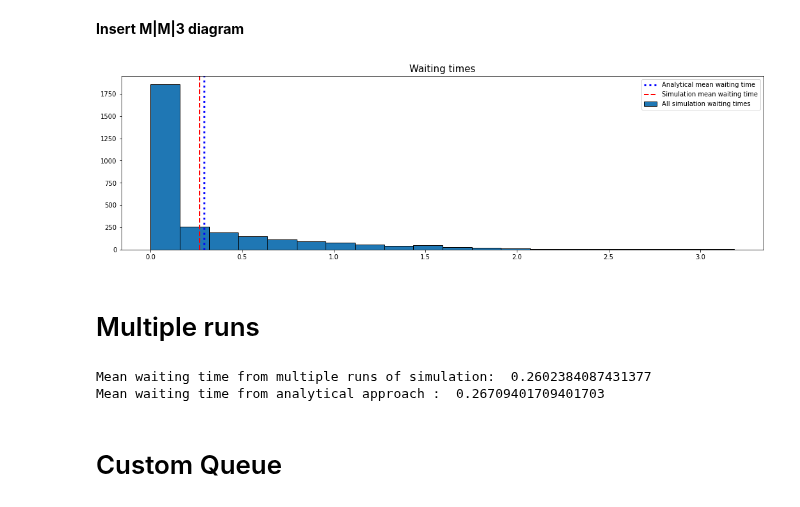
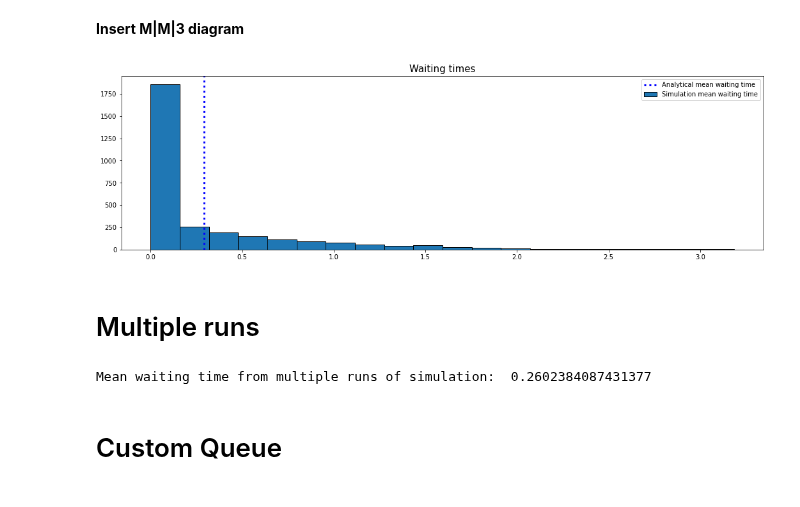
Before and after one commit to MichalisPanayides/Talks, a Jupyter notebook: PyCon - Namibia/main.ipynb, the cells around one changed output. Cells and saved outputs as stored; diff of their text form; code cells hidden in the pictures.

```diff
--- a/PyCon - Namibia/main.ipynb
+++ b/PyCon - Namibia/main.ipynb
@@ -23,10 +23,10 @@ model
 <ciw.network.Network at 0x...>
 # %%
 ciw.seed(0)
-Q = ciw.Simulation(model)
-Q.simulate_until_max_time(1000)
+Q_1 = ciw.Simulation(model)
+Q_1.simulate_until_max_time(1000)
 # %%
-ind = Q.nodes[-1].all_individuals[100]
+ind = Q_1.nodes[-1].all_individuals[10]
 print(ind)
 print("Arrival date : ", ind.data_records[0].arrival_date)
 print("Waiting time : ", ind.data_records[0].waiting_time)
@@ -67,5 +65,5 @@ model = ciw.create_network(
     number_of_servers=[num_of_servers],
 )
 ciw.seed(0)
-Q = ciw.Simulation(model)
-Q.simulate_until_max_time(1000)
+Q_2 = ciw.Simulation(model)
+Q_2.simulate_until_max_time(1000)
@@ -81,16 +70,15 @@ def get_waiting_time(l, m, c):
 # %%
-all_waits = tuple(
+all_waits_2 = tuple(
     ind.data_records[0].waiting_time
-    for ind in Q.nodes[-1].all_individuals
+    for ind in Q_2.nodes[-1].all_individuals
 )
 plt.figure(figsize=(18,5))
-plt.hist(all_waits, ec="black", bins=20)
-plt.axvline(np.mean(all_waits), color="blue", linestyle="dotted", linewidth=3)
-plt.axvline(get_waiting_time(arrival_rate, service_rate, num_of_servers), color="red", linestyle="dashed", linewidth=2)
+plt.hist(all_waits_2, ec="black", bins=20)
+plt.axvline(np.mean(all_waits_2), color="blue", linestyle="dotted", linewidth=3)
 plt.legend(["Analytical mean waiting time", "Simulation mean waiting time", "All simulation waiting times"])
 plt.title("Waiting times", fontsize=15);
 # %% [output]
-[figure, old version]
+[figure, new version]
 # %% [markdown]
 # Multiple runs
 # %%
@@ -102,10 +90,8 @@ for seed in range(10):
     mean_waits += (np.mean([ind.data_records[0].waiting_time for ind in Q.nodes[-1].all_individuals]),)
 # %%
 print("Mean waiting time from multiple runs of simulation: ", np.mean(mean_waits))
-print("Mean waiting time from analytical approach : ", get_waiting_time(arrival_rate, service_rate, num_of_servers))
 # %% [output]
 Mean waiting time from multiple runs of simulation:  0.2602384087431377
-Mean waiting time from analytical approach :  0.26709401709401703
 # %% [markdown]
 # Custom Queue
 # %% [markdown]
```
Also changed, not shown: parts of 19 cells of this notebook.
